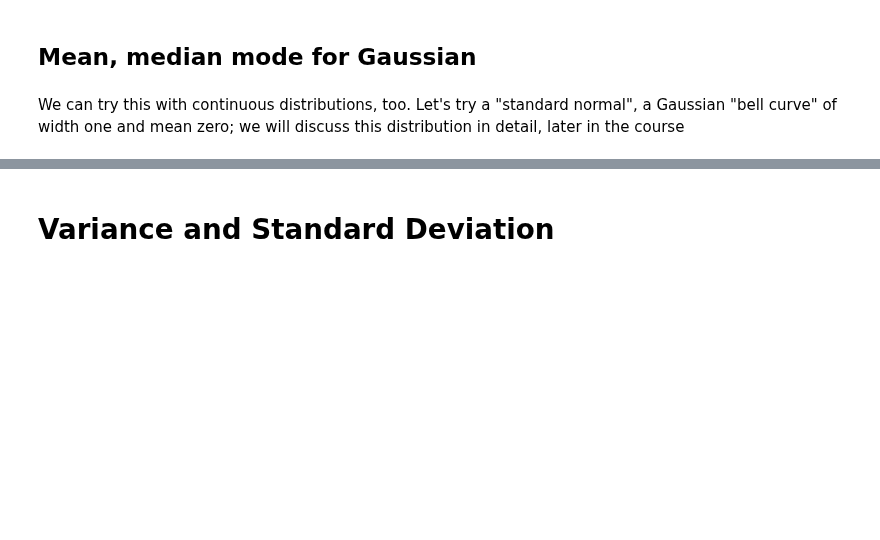
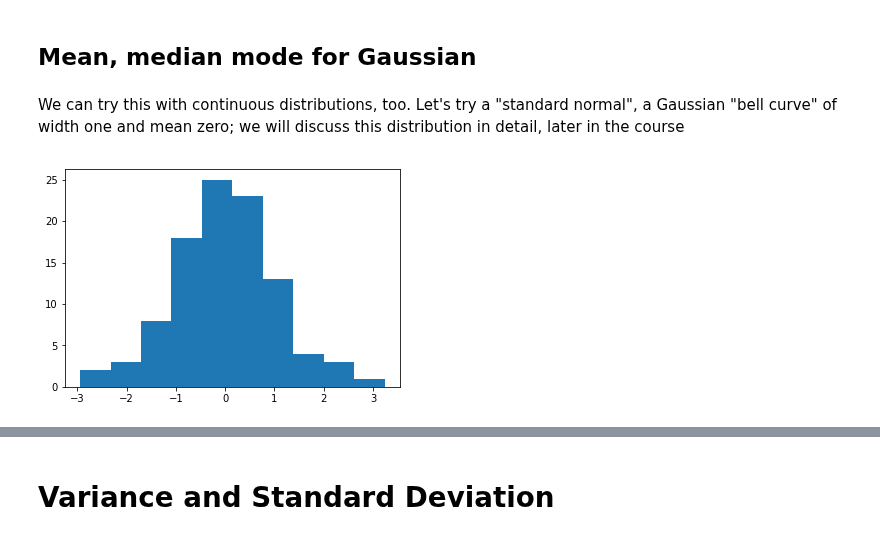
Before and after one commit to JonasRademacker/JupyterNotebooksForTeachingMath, a Jupyter notebook: Mean, mode, median; variance, sigma.ipynb, the cells around one changed output, grey strips where cells are left out. Drawn from its saved outputs; the diff is of its cells as text; code cells hidden in the pictures; blank space fills up the shorter version.

```diff
--- a/Mean, mode, median; variance, sigma.ipynb
+++ b/Mean, mode, median; variance, sigma.ipynb
@@ -113,10 +125,15 @@ NameError: name 'randomGauss' is not defined
 # %% [markdown]
 We can try this with continuous distributions, too. Let's try a "standard normal", a Gaussian "bell curve" of width one and mean zero; we will discuss this distribution in detail, later in the course
 # %%
-#Return a sample of 1000 numbers from “standard normal” (mean 0, sigma 1) distribution.
-randomGauss = np.random.randn(1000)
-h=plt.hist(randomGauss, 20) # make histogram of this with 20 bins
+#Return a sample of numbers from “standard normal” (mean 0, sigma 1) distribution.
+randomGauss = np.random.randn(sampleSize)
+nbins = int(len(randomGauss)/10) # base number of bins based on sample size...
+if nbins > 100: nbins=100  #... but within some...
+if nbins < 5: nbins=5      #... sensible limits.
+h=plt.hist(randomGauss, nbins) # make histogram with nbins bins
 plt.show()
+# %% [output]
+[figure, added]
 # %%
 sum=0
 for x in randomGauss:
```
Also changed, not shown: parts of 11 cells of this notebook, 3 other files.
